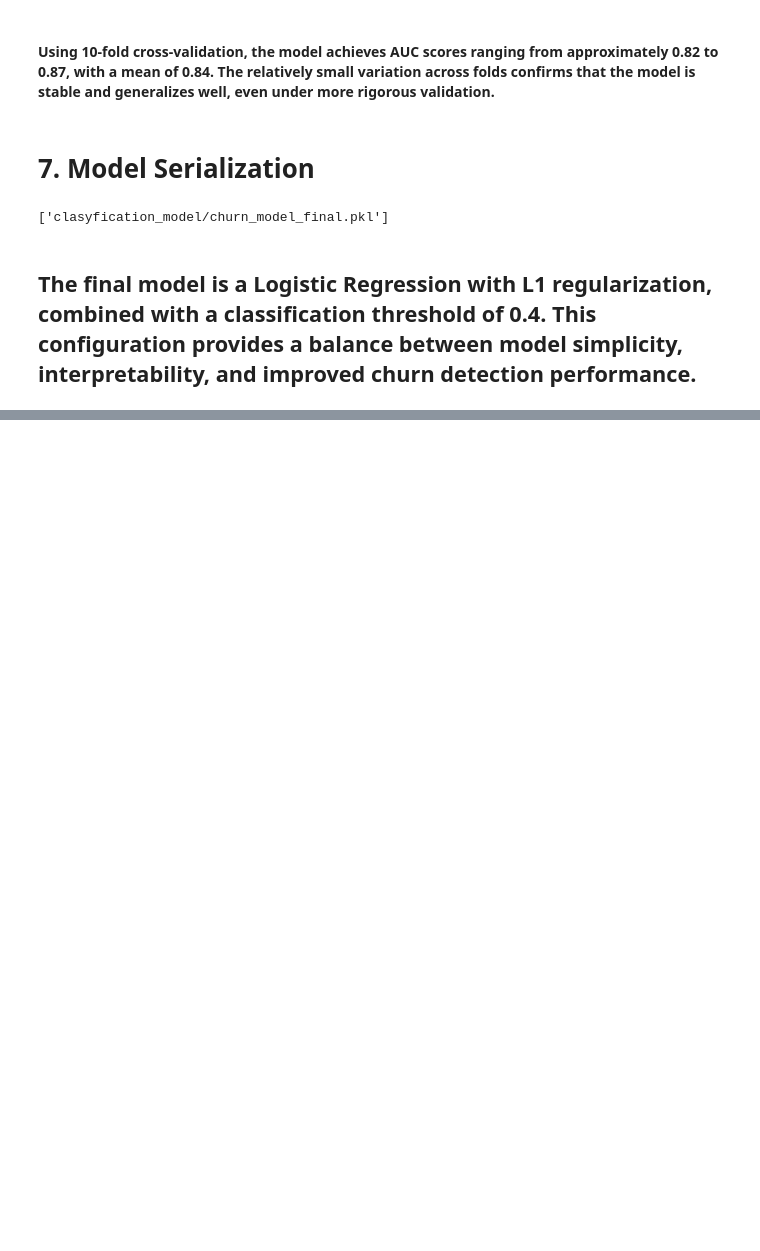
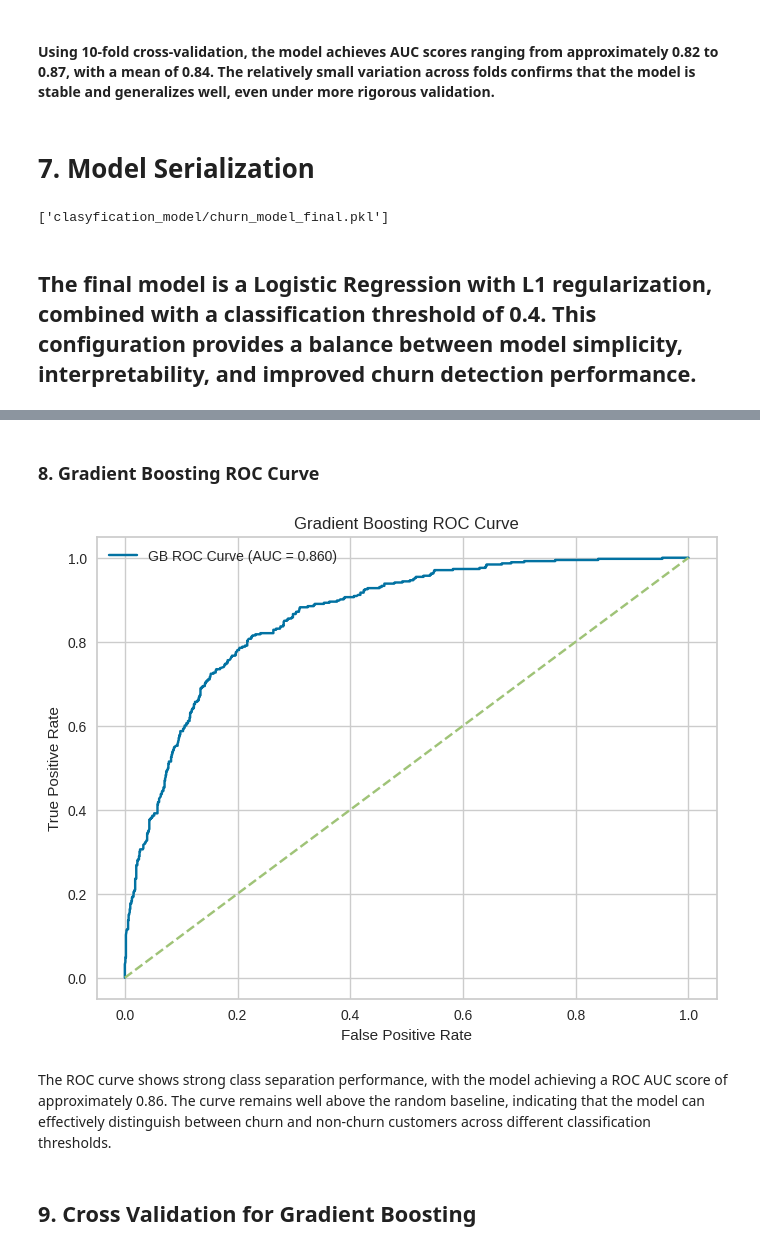
Before and after one commit to KrzysztofZakrzewski/portfolio, a Jupyter notebook: docs/Telco_Customer_clasyfication_ML/Telco_Customer_clasyfication_ML.ipynb, the cells around one changed output, grey strips where cells are left out. Drawn from its saved outputs; the diff is of its cells as text; code cells hidden in the pictures; blank space fills up the shorter version.

```diff
--- a/docs/Telco_Customer_clasyfication_ML/Telco_Customer_clasyfication_ML.ipynb
+++ b/docs/Telco_Customer_clasyfication_ML/Telco_Customer_clasyfication_ML.ipynb
@@ -518,0 +872,28 @@ joblib.dump(final_model_bundle, "clasyfication_model/churn_model_final.pkl")
+# %% [markdown]
+### 8. Gradient Boosting ROC Curve
+# %%
+fpr, tpr, thresholds = roc_curve(y_test, y_proba_gb)
+
+plt.figure(figsize=(8, 6))
+
+plt.plot(fpr, tpr, label=f"GB ROC Curve (AUC = {auc:.3f})")
+
+plt.plot(
+    [0, 1],
+    [0, 1],
+    linestyle="--"
+)
+
+plt.xlabel("False Positive Rate")
+plt.ylabel("True Positive Rate")
+plt.title("Gradient Boosting ROC Curve")
+
+plt.legend()
+
+plt.show()
+# %% [output]
+[figure, added]
+# %% [markdown]
+The ROC curve shows strong class separation performance, with the model achieving a ROC AUC score of approximately 0.86. The curve remains well above the random baseline, indicating that the model can effectively distinguish between churn and non-churn customers across different classification thresholds.
+# %% [markdown]
+## 9. Cross Validation for Gradient Boosting
```
Also changed, not shown: parts of 69 cells of this notebook, 3 other files.
